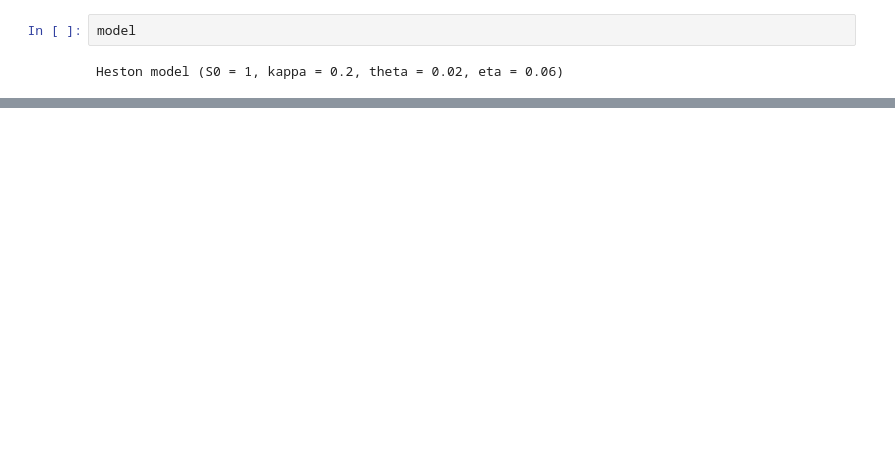
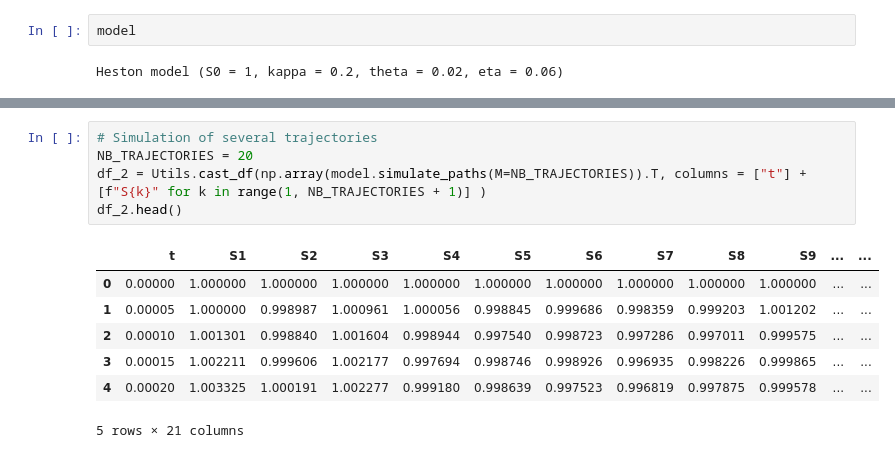
Before and after one commit to lcsrodriguez/CuttingEdge-Milliman, a Jupyter notebook: notebooks/equity_models.ipynb, the cells around one changed output, grey strips where cells are left out. Cells and saved outputs as stored; diff of their text form; blank space fills up the shorter version.

```diff
--- a/notebooks/equity_models.ipynb
+++ b/notebooks/equity_models.ipynb
@@ -155,0 +167,13 @@ Heston model (S0 = 1, kappa = 0.2, theta = 0.02, eta = 0.06)
+# %%
+# Simulation of several trajectories
+NB_TRAJECTORIES = 20
+df_2 = Utils.cast_df(np.array(model.simulate_paths(M=NB_TRAJECTORIES)).T, columns = ["t"] + [f"S{k}" for k in range(1, NB_TRAJECTORIES + 1)] )
+df_2.head()
+# %% [output]
+|  | t | S1 | S2 | S3 | S4 | S5 | S6 | S7 | S8 | S9 | ... | ... |
+| 0 | 0.00000 | 1.000000 | 1.000000 | 1.000000 | 1.000000 | 1.000000 | 1.000000 | 1.000000 | 1.000000 | 1.000000 | ... | ... |
+| 1 | 0.00005 | 1.000000 | 0.998987 | 1.000961 | 1.000056 | 0.998845 | 0.999686 | 0.998359 | 0.999203 | 1.001202 | ... | ... |
+| 2 | 0.00010 | 1.001301 | 0.998840 | 1.001604 | 0.998944 | 0.997540 | 0.998723 | 0.997286 | 0.997011 | 0.999575 | ... | ... |
+| 3 | 0.00015 | 1.002211 | 0.999606 | 1.002177 | 0.997694 | 0.998746 | 0.998926 | 0.996935 | 0.998226 | 0.999865 | ... | ... |
+| 4 | 0.00020 | 1.003325 | 1.000191 | 1.002277 | 0.999180 | 0.998639 | 0.997523 | 0.996819 | 0.997875 | 0.999578 | ... | ... |
+5 rows × 21 columns
```
Also changed, not shown: parts of 4 cells of this notebook, 1 other file.
